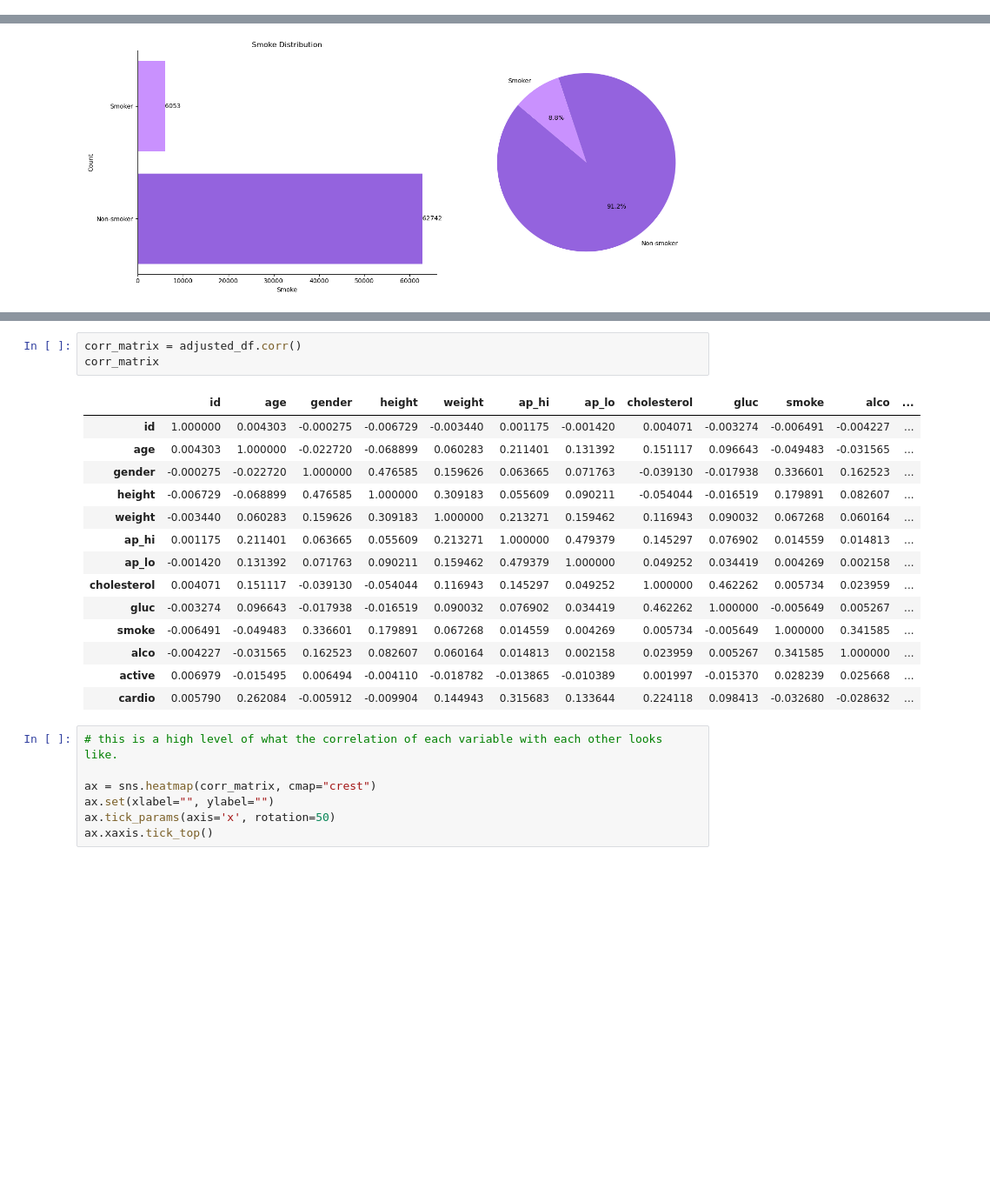
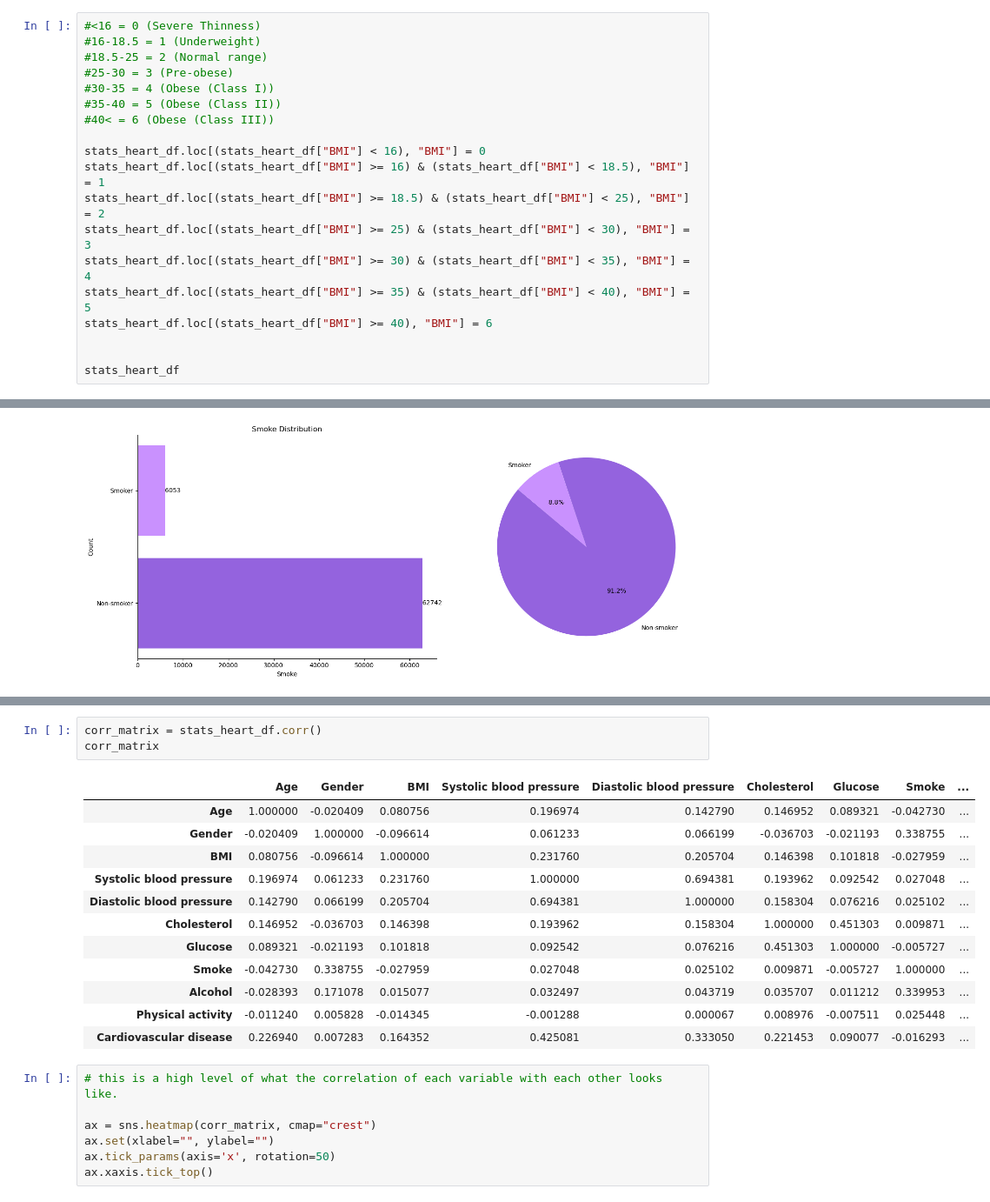
Before and after one commit to AbdullahBera/heart-attack-analysis, a Jupyter notebook: analysis.ipynb, the cells around one changed output, grey strips where cells are left out. Shown at 87% size. Cells and saved outputs as stored; diff of their text form; blank space fills up the shorter version.

```diff
--- a/analysis.ipynb
+++ b/analysis.ipynb
@@ -706,0 +715,19 @@ The distribution is right-skewed
+# %%
+#<16 = 0 (Severe Thinness)
+#16-18.5 = 1 (Underweight)
+#18.5-25 = 2 (Normal range)
+#25-30 = 3 (Pre-obese)
+#30-35 = 4 (Obese (Class I))
+#35-40 = 5 (Obese (Class II))
+#40< = 6 (Obese (Class III))
+
+stats_heart_df.loc[(stats_heart_df["BMI"] < 16), "BMI"] = 0
+stats_heart_df.loc[(stats_heart_df["BMI"] >= 16) & (stats_heart_df["BMI"] < 18.5), "BMI"] = 1
+stats_heart_df.loc[(stats_heart_df["BMI"] >= 18.5) & (stats_heart_df["BMI"] < 25), "BMI"] = 2
+stats_heart_df.loc[(stats_heart_df["BMI"] >= 25) & (stats_heart_df["BMI"] < 30), "BMI"] = 3
+stats_heart_df.loc[(stats_heart_df["BMI"] >= 30) & (stats_heart_df["BMI"] < 35), "BMI"] = 4
+stats_heart_df.loc[(stats_heart_df["BMI"] >= 35) & (stats_heart_df["BMI"] < 40), "BMI"] = 5
+stats_heart_df.loc[(stats_heart_df["BMI"] >= 40), "BMI"] = 6
+
+
+stats_heart_df
@@ -1004,21 +1021,19 @@ memory usage: 3.2 MB
 # %%
-corr_matrix = adjusted_df.corr()
+corr_matrix = stats_heart_df.corr()
 corr_matrix
 # %% [output]
-|  | id | age | gender | height | weight | ap_hi | ap_lo | cholesterol | gluc | smoke | alco | ... |
-| id | 1.000000 | 0.004303 | -0.000275 | -0.006729 | -0.003440 | 0.001175 | -0.001420 | 0.004071 | -0.003274 | -0.006491 | -0.004227 | ... |
-| age | 0.004303 | 1.000000 | -0.022720 | -0.068899 | 0.060283 | 0.211401 | 0.131392 | 0.151117 | 0.096643 | -0.049483 | -0.031565 | ... |
-| gender | -0.000275 | -0.022720 | 1.000000 | 0.476585 | 0.159626 | 0.063665 | 0.071763 | -0.039130 | -0.017938 | 0.336601 | 0.162523 | ... |
-| height | -0.006729 | -0.068899 | 0.476585 | 1.000000 | 0.309183 | 0.055609 | 0.090211 | -0.054044 | -0.016519 | 0.179891 | 0.082607 | ... |
-| weight | -0.003440 | 0.060283 | 0.159626 | 0.309183 | 1.000000 | 0.213271 | 0.159462 | 0.116943 | 0.090032 | 0.067268 | 0.060164 | ... |
-| ap_hi | 0.001175 | 0.211401 | 0.063665 | 0.055609 | 0.213271 | 1.000000 | 0.479379 | 0.145297 | 0.076902 | 0.014559 | 0.014813 | ... |
-| ap_lo | -0.001420 | 0.131392 | 0.071763 | 0.090211 | 0.159462 | 0.479379 | 1.000000 | 0.049252 | 0.034419 | 0.004269 | 0.002158 | ... |
-| cholesterol | 0.004071 | 0.151117 | -0.039130 | -0.054044 | 0.116943 | 0.145297 | 0.049252 | 1.000000 | 0.462262 | 0.005734 | 0.023959 | ... |
-| gluc | -0.003274 | 0.096643 | -0.017938 | -0.016519 | 0.090032 | 0.076902 | 0.034419 | 0.462262 | 1.000000 | -0.005649 | 0.005267 | ... |
-| smoke | -0.006491 | -0.049483 | 0.336601 | 0.179891 | 0.067268 | 0.014559 | 0.004269 | 0.005734 | -0.005649 | 1.000000 | 0.341585 | ... |
-| alco | -0.004227 | -0.031565 | 0.162523 | 0.082607 | 0.060164 | 0.014813 | 0.002158 | 0.023959 | 0.005267 | 0.341585 | 1.000000 | ... |
-| active | 0.006979 | -0.015495 | 0.006494 | -0.004110 | -0.018782 | -0.013865 | -0.010389 | 0.001997 | -0.015370 | 0.028239 | 0.025668 | ... |
-| cardio | 0.005790 | 0.262084 | -0.005912 | -0.009904 | 0.144943 | 0.315683 | 0.133644 | 0.224118 | 0.098413 | -0.032680 | -0.028632 | ... |
+|  | Age | Gender | BMI | Systolic blood pressure | Diastolic blood pressure | Cholesterol | Glucose | Smoke | ... |
+| Age | 1.000000 | -0.020409 | 0.080756 | 0.196974 | 0.142790 | 0.146952 | 0.089321 | -0.042730 | ... |
+| Gender | -0.020409 | 1.000000 | -0.096614 | 0.061233 | 0.066199 | -0.036703 | -0.021193 | 0.338755 | ... |
+| BMI | 0.080756 | -0.096614 | 1.000000 | 0.231760 | 0.205704 | 0.146398 | 0.101818 | -0.027959 | ... |
+| Systolic blood pressure | 0.196974 | 0.061233 | 0.231760 | 1.000000 | 0.694381 | 0.193962 | 0.092542 | 0.027048 | ... |
+| Diastolic blood pressure | 0.142790 | 0.066199 | 0.205704 | 0.694381 | 1.000000 | 0.158304 | 0.076216 | 0.025102 | ... |
+| Cholesterol | 0.146952 | -0.036703 | 0.146398 | 0.193962 | 0.158304 | 1.000000 | 0.451303 | 0.009871 | ... |
+| Glucose | 0.089321 | -0.021193 | 0.101818 | 0.092542 | 0.076216 | 0.451303 | 1.000000 | -0.005727 | ... |
+| Smoke | -0.042730 | 0.338755 | -0.027959 | 0.027048 | 0.025102 | 0.009871 | -0.005727 | 1.000000 | ... |
+| Alcohol | -0.028393 | 0.171078 | 0.015077 | 0.032497 | 0.043719 | 0.035707 | 0.011212 | 0.339953 | ... |
+| Physical activity | -0.011240 | 0.005828 | -0.014345 | -0.001288 | 0.000067 | 0.008976 | -0.007511 | 0.025448 | ... |
+| Cardiovascular disease | 0.226940 | 0.007283 | 0.164352 | 0.425081 | 0.333050 | 0.221453 | 0.090077 | -0.016293 | ... |
 # %%
 # this is a high level of what the correlation of each variable with each other looks like.
 
```
Also changed, not shown: parts of 37 cells of this notebook.
